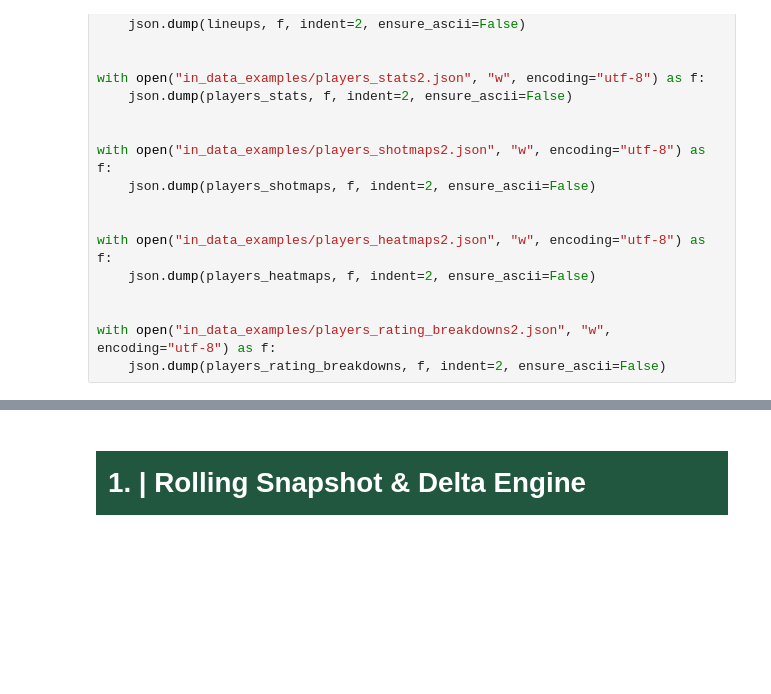
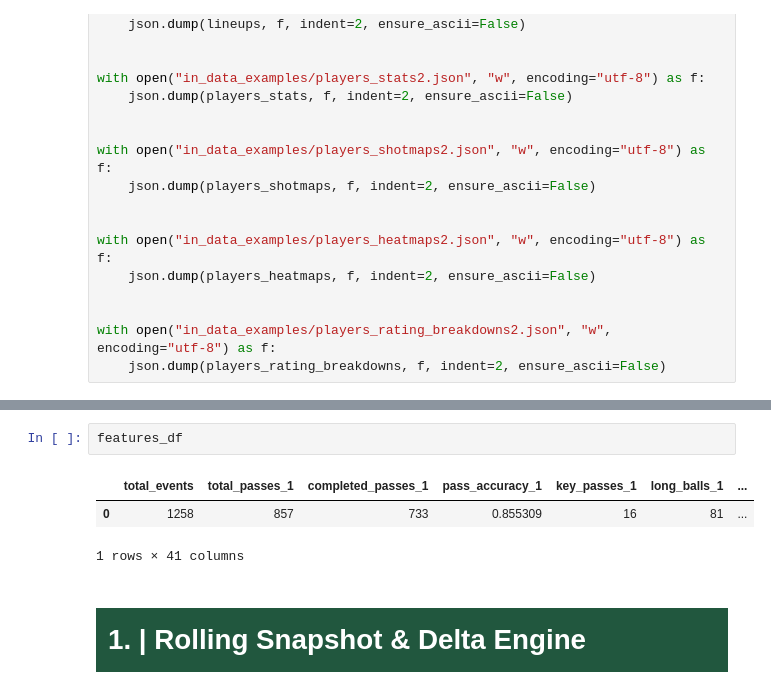
Before and after one commit to AI-Assistant-for-Football-Tactical/AI, a Jupyter notebook: in_match.ipynb, the cells around one changed output, grey strips where cells are left out. Saved outputs shown, nothing was run; the diff lists cells and outputs as text; blank space fills up the shorter version.

```diff
--- a/in_match.ipynb
+++ b/in_match.ipynb
@@ -167,3 +510,9 @@ with open("in_data_examples/players_rating_breakdowns2.json", "w", encoding="utf
+# %%
+features_df
+# %% [output]
+|  | total_events | total_passes_1 | completed_passes_1 | pass_accuracy_1 | key_passes_1 | long_balls_1 | ... |
+| 0 | 1258 | 857 | 733 | 0.855309 | 16 | 81 | ... |
+1 rows × 41 columns
 # %% [markdown]
 # <div style="font-family: Trebuchet MS; background-color:rgba(33, 87, 62, 1); color: #FFFFFF; padding: 12px; line-height: 1.5;">1. | Rolling Snapshot & Delta Engine </div>
 # %% [markdown]
```
Also changed, not shown: parts of 10 cells of this notebook, 5 other files.
